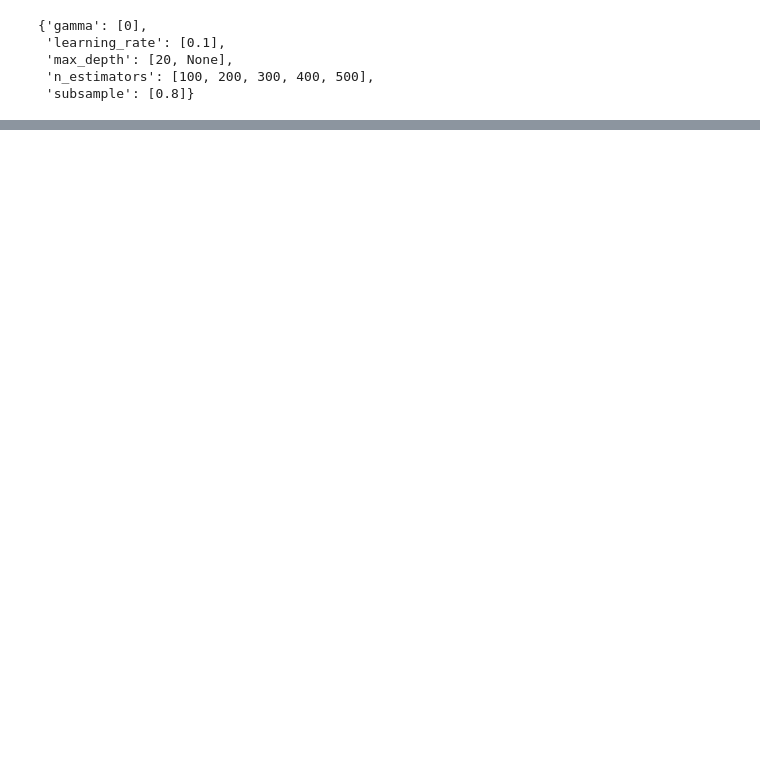
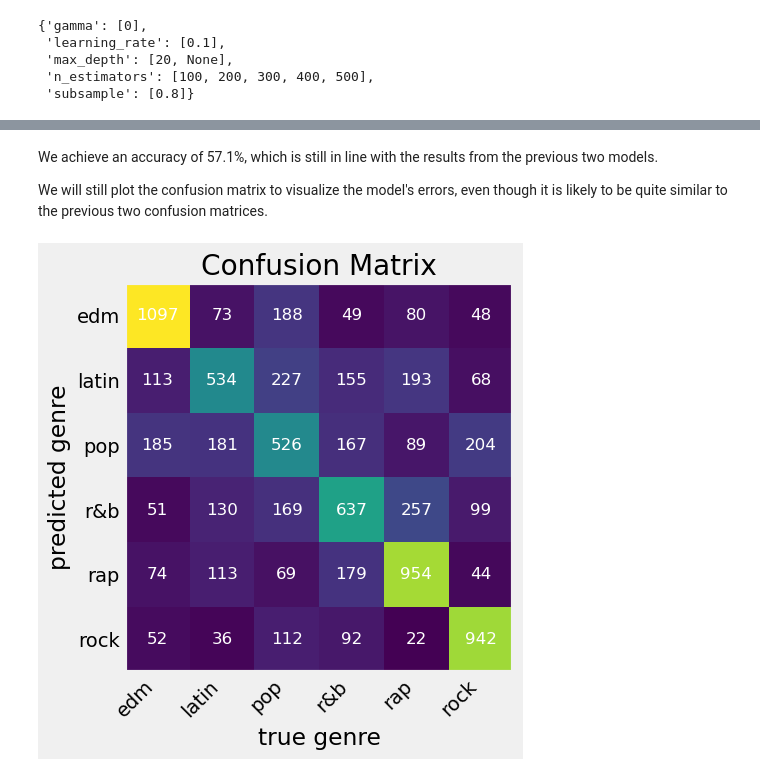
Before and after one commit to moranenzo/PY-Music-Genre-Classifier, a Jupyter notebook: notebooks/04-train-model.ipynb, the cells around one changed output, grey strips where cells are left out. Saved outputs shown, nothing was run; the diff lists cells and outputs as text; code cells hidden in the pictures; blank space fills up the shorter version.

```diff
--- a/notebooks/04-train-model.ipynb
+++ b/notebooks/04-train-model.ipynb
@@ -380,0 +620,21 @@ AttributeError: 'super' object has no attribute '__sklearn_tags__'
+# %%
+# Create the CatBoost model with the best parameters
+best_params = random_search.best_params_
+model = CatBoostClassifier(**best_params, cat_features=[], verbose=0)
+
+# Train the model
+model.fit(train_features, train_genres)
+
+# Predictions
+predictions = model.predict(test_features)
+
+# Zero-One Loss Error
+errors = zero_one_loss(test_genres, predictions, normalize=True)
+print('Zero-One Loss error normalized:', errors)
+
+# Accuracy Score
+accuracy_test = accuracy_score(test_genres, predictions)
+print('Accuracy score on test dataset:', accuracy_test)
+
+# Classification Report
+print(classification_report(test_genres, predictions))
@@ -380,0 +656,23 @@ AttributeError: 'super' object has no attribute '__sklearn_tags__'
+# %% [markdown]
+We achieve an accuracy of 57.1%, which is still in line with the results from the previous two models.
+
+We will still plot the confusion matrix to visualize the model's errors, even though it is likely to be quite similar to the previous two confusion matrices.
+# %%
+# Confusion matrix
+
+mat = confusion_matrix(test_genres, predictions)
+plt.imshow(mat, cmap='viridis', interpolation='nearest')
+plt.title('Confusion Matrix')
+num_rows, num_cols = mat.shape
+for i in range(num_rows):
+    for j in range(num_cols):
+        plt.text(j, i, str(mat[i, j]), ha='center', va='center', color='w', fontsize=12)
+plt.grid(False)
+genres_list = ['edm','latin','pop','r&b','rap','rock']
+plt.xticks(np.arange(num_cols), genres_list, rotation=45, ha='right')
+plt.yticks(np.arange(num_rows), genres_list)
+plt.xlabel('true genre')
+plt.ylabel('predicted genre')
+plt.show()
+# %% [output]
+[figure, added]
```
Also changed, not shown: parts of 74 cells of this notebook.
